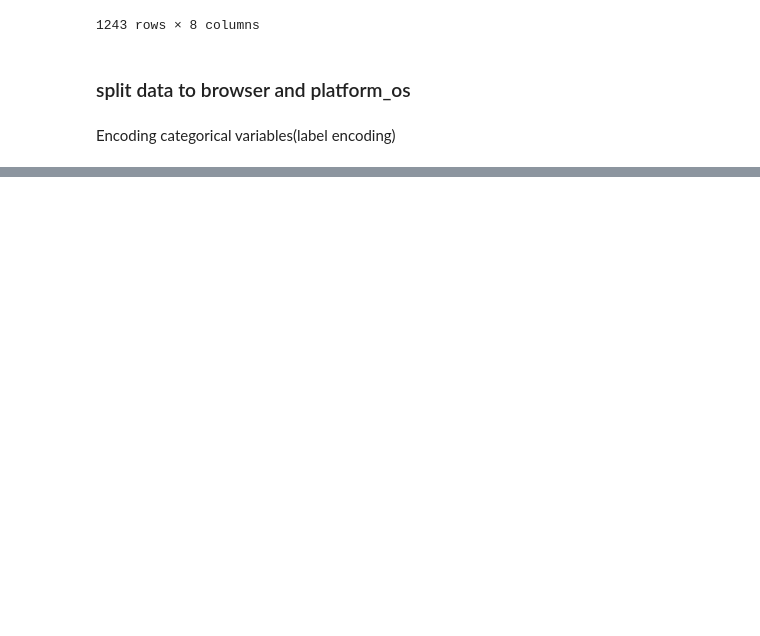
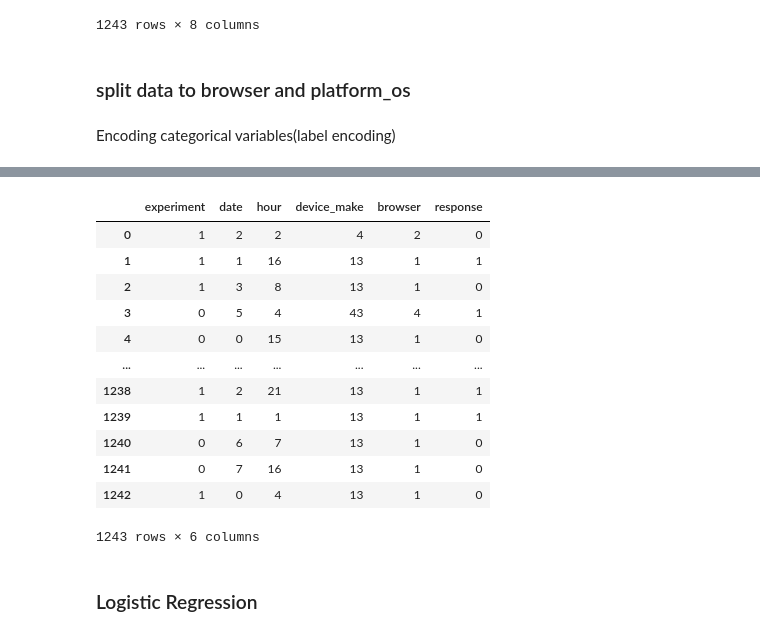
Before and after one commit to TenAcademy/A_B-Hypothesis-Testing, a Jupyter notebook: notebooks/modeling.ipynb, the cells around one changed output, grey strips where cells are left out. Saved outputs shown, nothing was run; the diff lists cells and outputs as text; code cells hidden in the pictures; blank space fills up the shorter version.

```diff
--- a/notebooks/modeling.ipynb
+++ b/notebooks/modeling.ipynb
@@ -105,0 +178,19 @@ collected_data = pd.read_csv(data_url)
+# %%
+browser_df=collected_browser_data.drop(columns="auction_id")
+browser_df
+# %% [output]
+|  | experiment | date | hour | device_make | browser | response |
+| 0 | 1 | 2 | 2 | 4 | 2 | 0 |
+| 1 | 1 | 1 | 16 | 13 | 1 | 1 |
+| 2 | 1 | 3 | 8 | 13 | 1 | 0 |
+| 3 | 0 | 5 | 4 | 43 | 4 | 1 |
+| 4 | 0 | 0 | 15 | 13 | 1 | 0 |
+| ... | ... | ... | ... | ... | ... | ... |
+| 1238 | 1 | 2 | 21 | 13 | 1 | 1 |
+| 1239 | 1 | 1 | 1 | 13 | 1 | 1 |
+| 1240 | 0 | 6 | 7 | 13 | 1 | 0 |
+| 1241 | 0 | 7 | 16 | 13 | 1 | 0 |
+| 1242 | 1 | 0 | 4 | 13 | 1 | 0 |
+1243 rows × 6 columns
+# %% [markdown]
+### Logistic Regression
```
Also changed, not shown: parts of 12 cells of this notebook.
